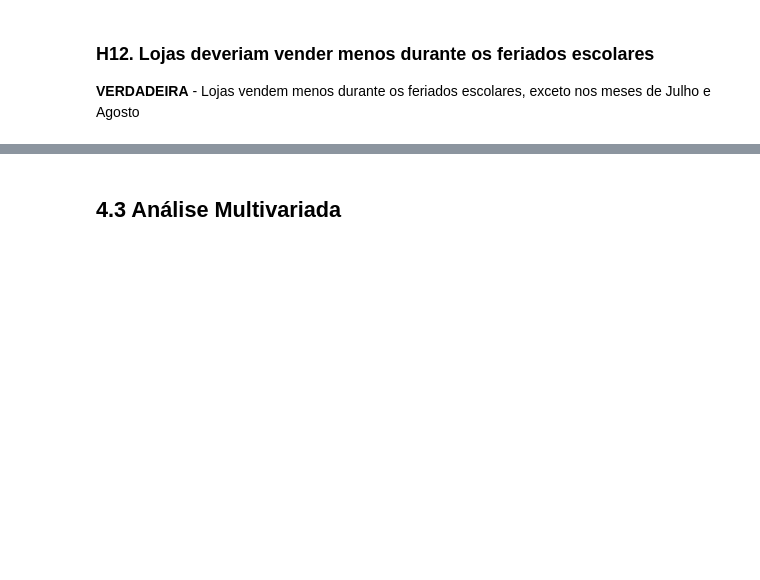
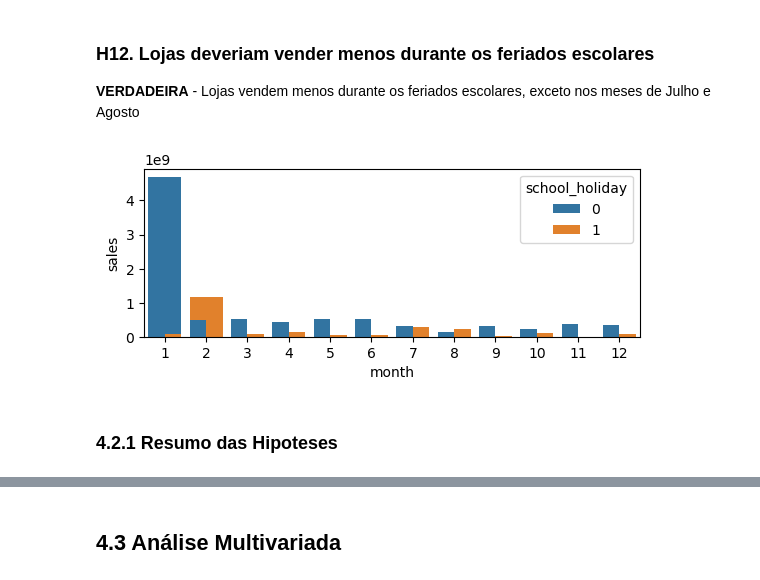
Before and after one commit to YumiiOnoue/sales_prediction_Rossmann, a Jupyter notebook: m04_v01_store_sales_predition.ipynb, the cells around one changed output, grey strips where cells are left out. Cells and saved outputs as stored; diff of their text form; code cells hidden in the pictures; blank space fills up the shorter version.

```diff
--- a/m04_v01_store_sales_predition.ipynb
+++ b/m04_v01_store_sales_predition.ipynb
@@ -271,7 +481,7 @@ df3 = df3.drop( cols_drop, axis=1 )
 # %% [markdown]
 # 4.0 PASSO 04 - ANÁLISE EXPLORATÓRIA DOS DADOS
 # %%
-df4 = df4.copy()
+df4 = df3.copy()
 # %% [markdown]
 ## 4.1 Análise Univariada
 # %% [markdown]
@@ -486,9 +739,13 @@ sns.heatmap( aux1.corr( method='pearson'), annot=True );
 **VERDADEIRA** - Lojas vendem menos durante os feriados escolares, exceto nos meses de Julho e Agosto
 # %%
 aux1 = df4[['school_holiday', 'sales']].groupby( 'school_holiday' ).sum().reset_index()
-ply.subplot( 2, 1, 1 )
+plt.subplot( 2, 1, 1 )
 sns.barplot( x='school_holiday', y='sales', data=aux1 );
 
-aux2 = df4[['month, ''school_holiday', 'sales']].groupby( ['month', 'school_holiday'] ).sum().reset_index()
-ply.subplot( 2, 1, 1 )
+aux2 = df4[['month', 'school_holiday', 'sales']].groupby( ['month', 'school_holiday'] ).sum().reset_index()
+plt.subplot( 2, 1, 1 )
 sns.barplot( x='month', y='sales', hue='school_holiday', data=aux2 );
+# %% [output]
+[figure, added]
+# %% [markdown]
+### 4.2.1 Resumo das Hipoteses
```
Also changed, not shown: parts of 38 cells of this notebook.
